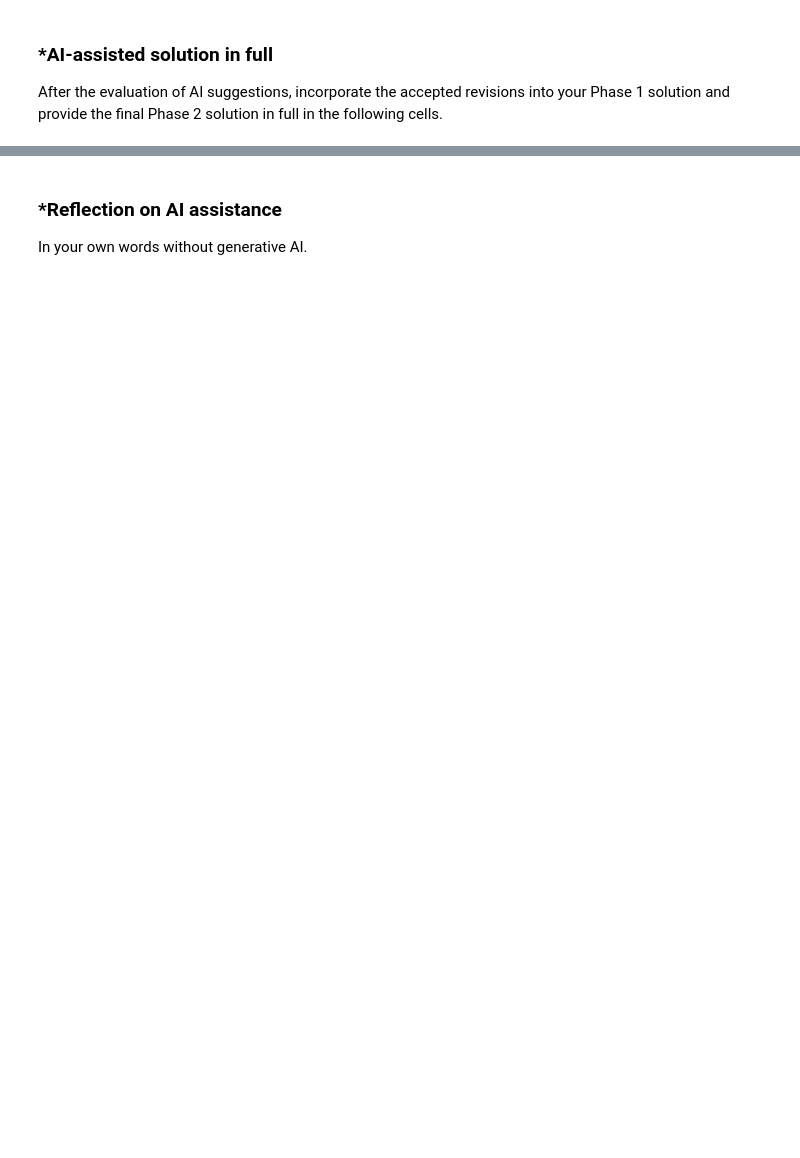
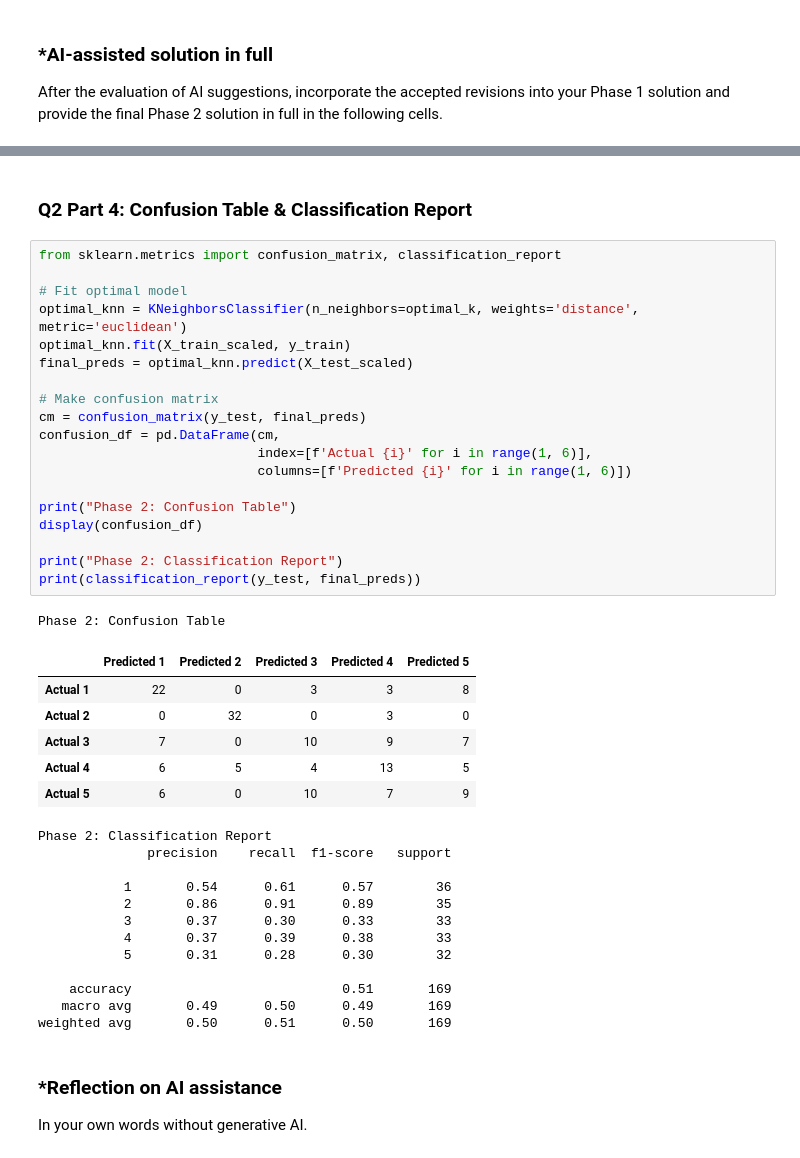
Before and after one commit to asgidado/A03-knn, a Jupyter notebook: notebook.ipynb, the cells around one changed output, grey strips where cells are left out. Cells and saved outputs as stored; diff of their text form; blank space fills up the shorter version.

```diff
--- a/notebook.ipynb
+++ b/notebook.ipynb
@@ -211,3 +274,44 @@ After the evaluation of AI suggestions, incorporate the accepted revisions into
+# %% [markdown]
+### Q2 Part 4: Confusion Table & Classification Report
+# %%
+from sklearn.metrics import confusion_matrix, classification_report
+
+# Fit optimal model
+optimal_knn = KNeighborsClassifier(n_neighbors=optimal_k, weights='distance', metric='euclidean')
+optimal_knn.fit(X_train_scaled, y_train)
+final_preds = optimal_knn.predict(X_test_scaled)
+
+# Make confusion matrix
+cm = confusion_matrix(y_test, final_preds)
+confusion_df = pd.DataFrame(cm,
+                            index=[f'Actual {i}' for i in range(1, 6)],
+                            columns=[f'Predicted {i}' for i in range(1, 6)])
+
+print("Phase 2: Confusion Table")
+display(confusion_df)
+
+print("Phase 2: Classification Report")
+print(classification_report(y_test, final_preds))
+# %% [output]
+Phase 2: Confusion Table
+|  | Predicted 1 | Predicted 2 | Predicted 3 | Predicted 4 | Predicted 5 |
+| Actual 1 | 22 | 0 | 3 | 3 | 8 |
+| Actual 2 | 0 | 32 | 0 | 3 | 0 |
+| Actual 3 | 7 | 0 | 10 | 9 | 7 |
+| Actual 4 | 6 | 5 | 4 | 13 | 5 |
+| Actual 5 | 6 | 0 | 10 | 7 | 9 |
+Phase 2: Classification Report
+              precision    recall  f1-score   support
+
+           1       0.54      0.61      0.57        36
+           2       0.86      0.91      0.89        35
+           3       0.37      0.30      0.33        33
+           4       0.37      0.39      0.38        33
+           5       0.31      0.28      0.30        32
+
+    accuracy                           0.51       169
+   macro avg       0.49      0.50      0.49       169
+weighted avg       0.50      0.51      0.50       169
 # %% [markdown]
 ### *Reflection on AI assistance
 In your own words without generative AI.
```
Also changed, not shown: parts of 12 cells of this notebook.
